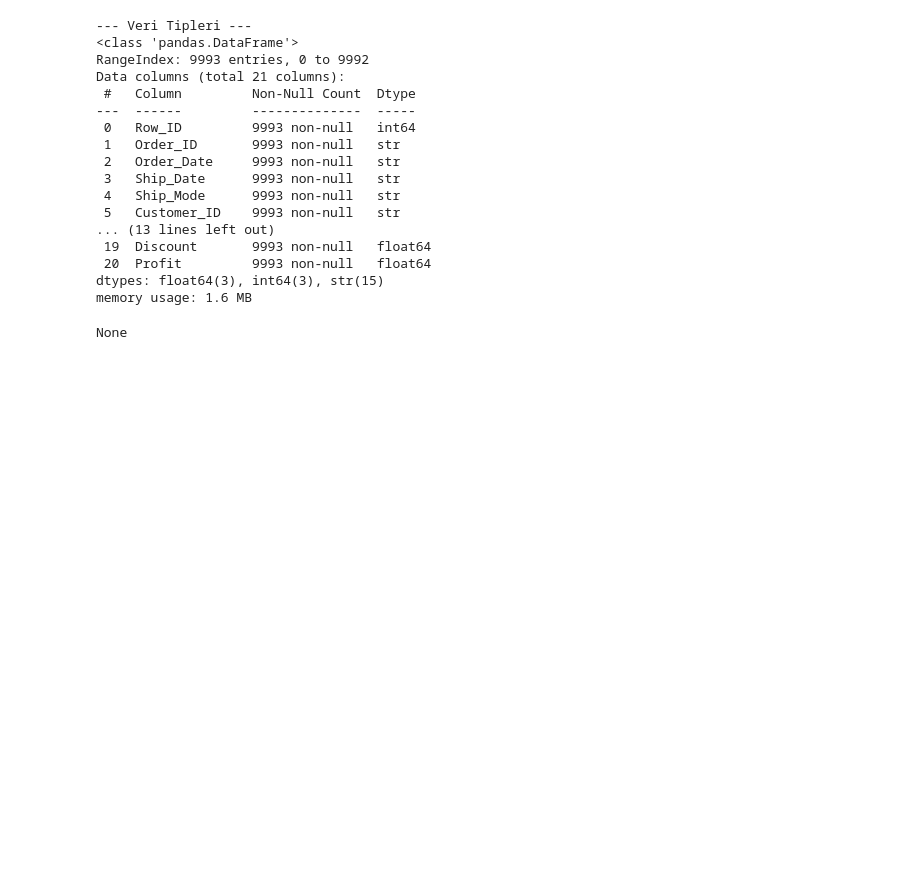
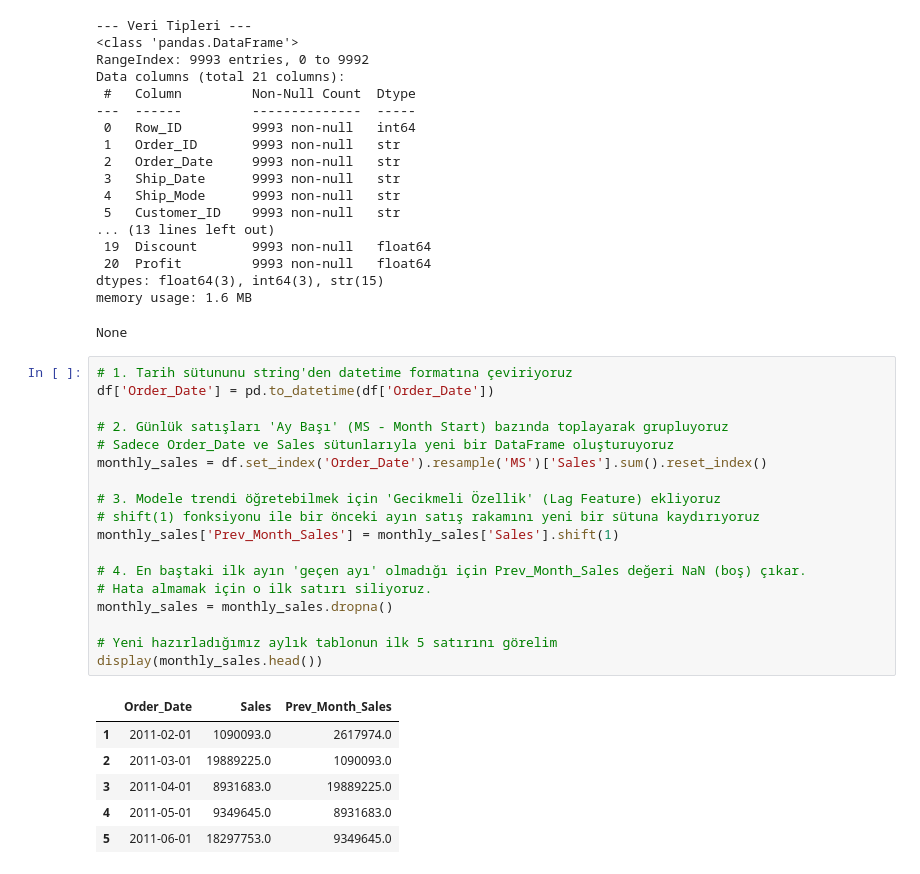
Before and after one commit to deryaKhrimn/AI-Sales-Analytics, a Jupyter notebook: notebooks/ml_forecasting.ipynb, the cells around one changed output. Cells and saved outputs as stored; diff of their text form; blank space fills up the shorter version.

```diff
--- a/notebooks/ml_forecasting.ipynb
+++ b/notebooks/ml_forecasting.ipynb
@@ -54,3 +54,28 @@ Data columns (total 21 columns):
 dtypes: float64(3), int64(3), str(15)
 memory usage: 1.6 MB
 None
+# %%
+# 1. Tarih sütununu string'den datetime formatına çeviriyoruz
+df['Order_Date'] = pd.to_datetime(df['Order_Date'])
+
+# 2. Günlük satışları 'Ay Başı' (MS - Month Start) bazında toplayarak grupluyoruz
+# Sadece Order_Date ve Sales sütunlarıyla yeni bir DataFrame oluşturuyoruz
+monthly_sales = df.set_index('Order_Date').resample('MS')['Sales'].sum().reset_index()
+
+# 3. Modele trendi öğretebilmek için 'Gecikmeli Özellik' (Lag Feature) ekliyoruz
+# shift(1) fonksiyonu ile bir önceki ayın satış rakamını yeni bir sütuna kaydırıyoruz
+monthly_sales['Prev_Month_Sales'] = monthly_sales['Sales'].shift(1)
+
+# 4. En baştaki ilk ayın 'geçen ayı' olmadığı için Prev_Month_Sales değeri NaN (boş) çıkar.
+# Hata almamak için o ilk satırı siliyoruz.
+monthly_sales = monthly_sales.dropna()
+
+# Yeni hazırladığımız aylık tablonun ilk 5 satırını görelim
+display(monthly_sales.head())
+# %% [output]
+|  | Order_Date | Sales | Prev_Month_Sales |
+| 1 | 2011-02-01 | 1090093.0 | 2617974.0 |
+| 2 | 2011-03-01 | 19889225.0 | 1090093.0 |
+| 3 | 2011-04-01 | 8931683.0 | 19889225.0 |
+| 4 | 2011-05-01 | 9349645.0 | 8931683.0 |
+| 5 | 2011-06-01 | 18297753.0 | 9349645.0 |
```
Also changed, not shown: parts of 3 cells of this notebook, 3 other files.
